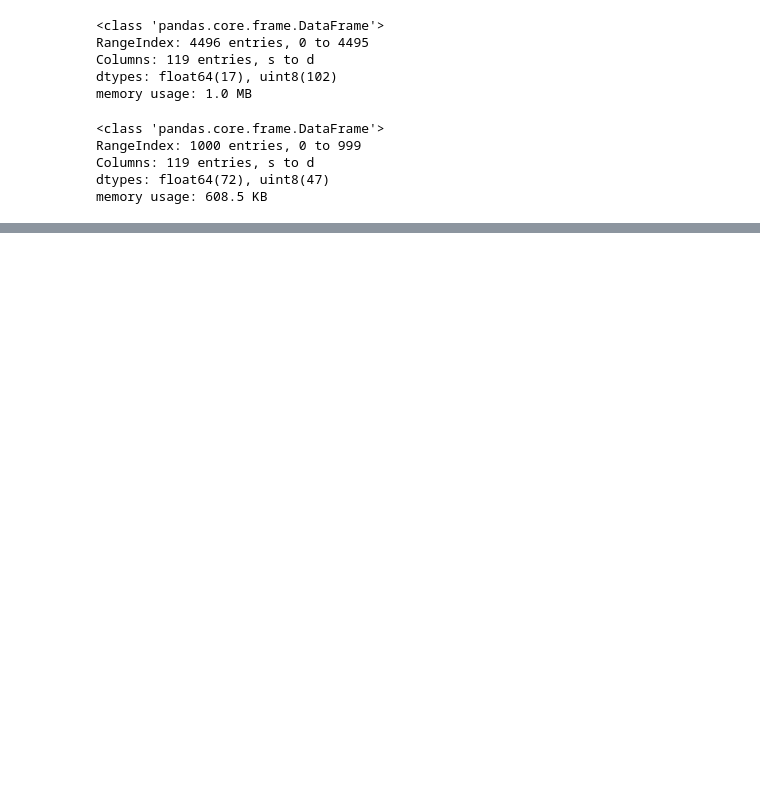
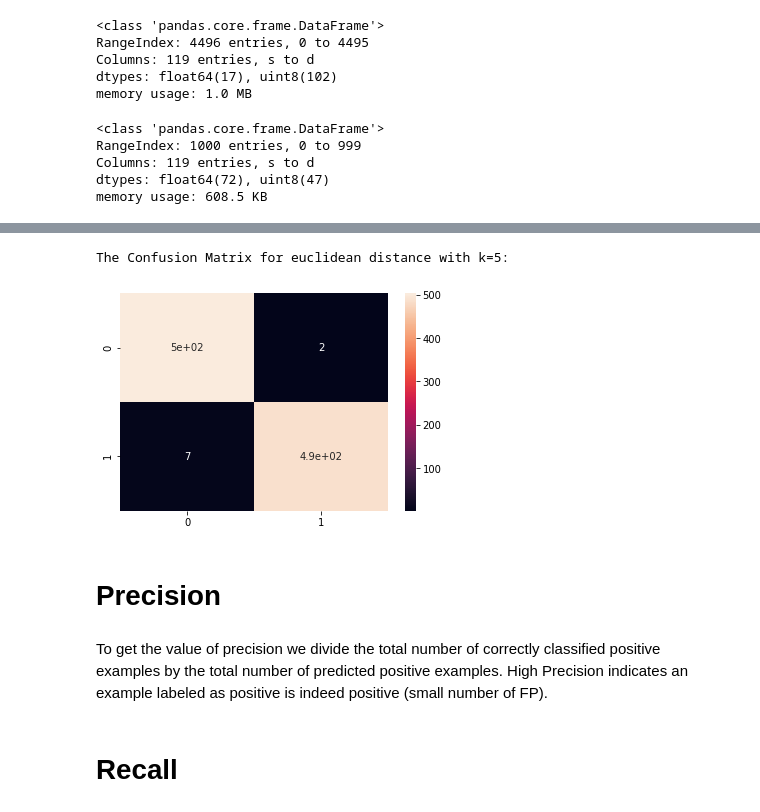
Before and after one commit to AshishKempwad/KNN-for-categorical-data-which-invovles-handling-mismatch-in-number-of-columns-in-train-test-data, a Jupyter notebook: K.ipynb, the cells around one changed output, grey strips where cells are left out. Cells and saved outputs as stored; diff of their text form; code cells hidden in the pictures; blank space fills up the shorter version.

Commit message:
For different types of methods of distance calculation

```diff
--- a/K.ipynb
+++ b/K.ipynb
@@ -8,8 +35,7 @@ from sklearn.metrics import accuracy_score
 #Import dataset
 dataset=pd.read_csv('train.csv',header=None)
 test_data=pd.read_csv('test.csv',header=None)
-label_data=pd.read_csv('test_labels.csv')
-# label_data
+label_data=pd.read_csv('test_labels.csv',header=None)
 # %%
 label_data.info()
 # %% [output]
@@ -23,13 +49,6 @@ memory usage: 7.9+ KB
 #Location x is independent(label) and y is independent(vales)
 x=dataset.iloc[:,:1]
 y=dataset.iloc[:,1:]
-# %%
-ll=[]
-for i in range(len(label_data)):
-    if (label_data.iloc[i,0] == 'e'):
-        ll.append(0)
-    else:
-        ll.append(1)
 # %%
 train_data=pd.DataFrame(y)
 test_data_df=pd.DataFrame(test_data)
@@ -104,13 +99,13 @@ test_pixel=pd.DataFrame(df2).to_numpy()
 test_label=pd.DataFrame(label_data).to_numpy()
 
 label_list=[]
-for i in range(0,999):
+for i in range(0,1000):
     lb=test_label[i]
     label_list.append(lb)
 # label_list
 # %%
 list2=[]
-for i in range(0,999):
+for i in range(0,1000):
     list1=[]
     neighbors = []
     m=test_pixel[i]
@@ -121,7 +116,7 @@ for i in range(0,999):
         list1.append((q,distance))
 
     list1.sort(key=lambda ele:ele[1])
-    k=5
+    k=3
     for p in range(k):
         neighbors.append(list1[p][0])
 
@@ -129,24 +124,12 @@ for i in range(0,999):
     prediction = max(set(output_values), key=output_values.count)
     list2.append(prediction)
 
-ll=[]
-lll=[]
-for i in range(len(label_data)):
-    if (label_data.iloc[i,0] == 'e'):
-        ll.append(0)
-    else:
-        ll.append(1)
-for i in range(len(list2)):
-    if (label_data.iloc[i,0] == 'e'):
-        lll.append(0)
-    else:
-        lll.append(1)
-
 
 
 print('The accuracy using euclidean distance with k=5 :')
-print (accuracy_score(ll, lll)*100)
-
+print (accuracy_score(label_list,list2))
+aa=accuracy_score(label_list,list2)
+diff_dist.append(aa)
 
 # list2
 # %% [output]
@@ -158,0 +140,16 @@ AttributeError: 'list' object has no attribute 'info'
+# %%
+print('The Confusion Matrix for euclidean distance with k=5:')
+import seaborn as sns
+import matplotlib.pyplot as plt
+cm=confusion_matrix(label_list,list2)
+ax= plt.subplot()
+sns.heatmap(cm, annot=True, ax = ax);
+# %% [output]
+The Confusion Matrix for euclidean distance with k=5:
+[figure, added]
+# %% [markdown]
+# Precision
+# %% [markdown]
+To get the value of precision we divide the total number of correctly classified positive examples by the total number of predicted positive examples. High Precision indicates an example labeled as positive is indeed positive (small number of FP).
+# %% [markdown]
+# Recall
```
Also changed, not shown: parts of 52 cells of this notebook.
